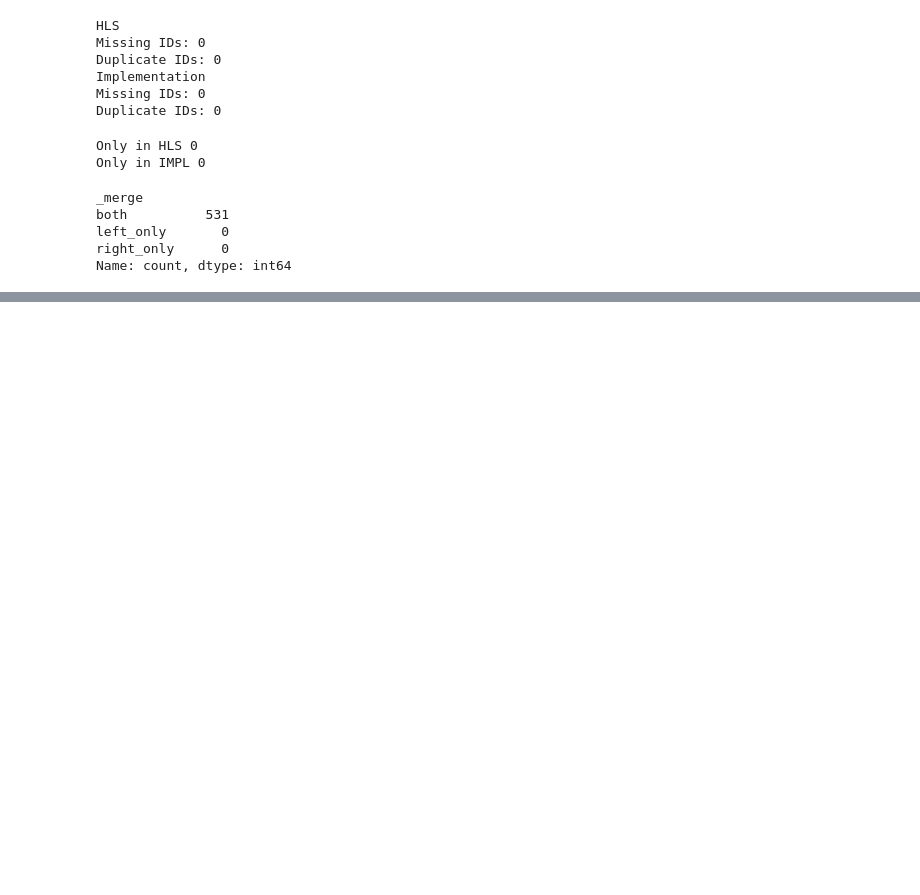
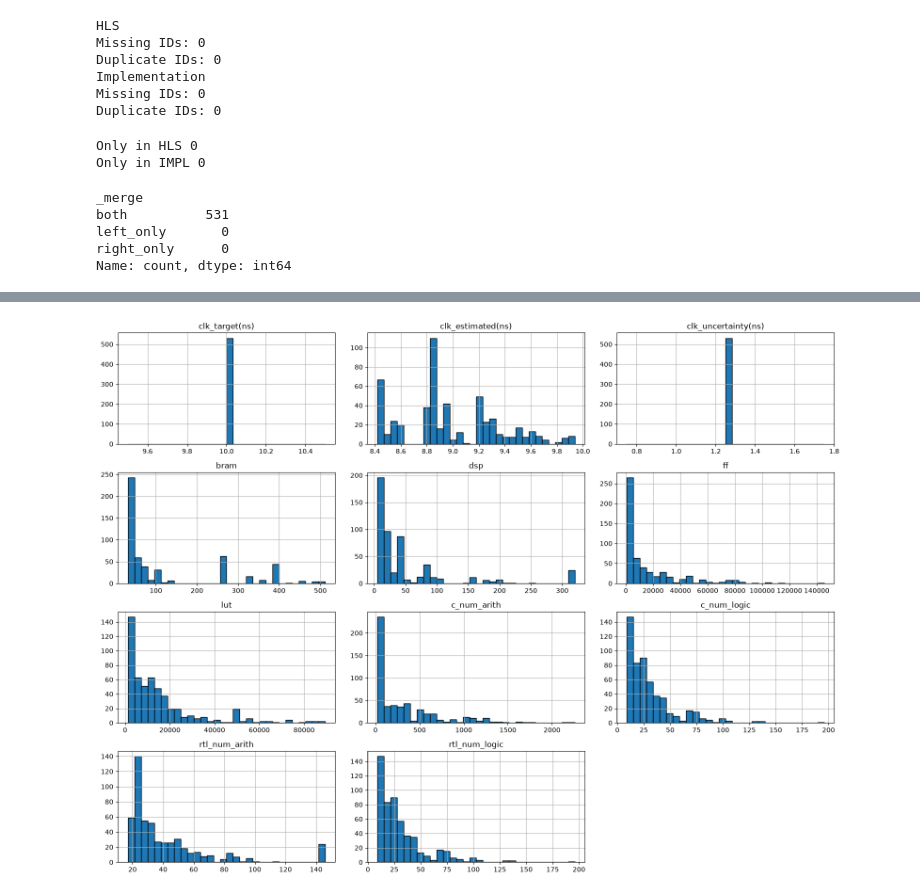
Before and after one commit to sahilbhatt89/CircuitCost, a Jupyter notebook: Data Exploration/understandDataset.ipynb, the cells around one changed output, grey strips where cells are left out. Cells and saved outputs as stored; diff of their text form; code cells hidden in the pictures; blank space fills up the shorter version.

```diff
--- a/Data Exploration/understandDataset.ipynb
+++ b/Data Exploration/understandDataset.ipynb
@@ -224,0 +342,12 @@ Name: count, dtype: int64
+# %%
+#plot every numerical column
+hls.select_dtypes(include="number").hist(
+    bins=30,
+    figsize=(16, 12),
+    edgecolor="black"
+)
+
+plt.tight_layout()
+plt.show()
+# %% [output]
+[figure, added]
```
Also changed, not shown: parts of 10 cells of this notebook.
